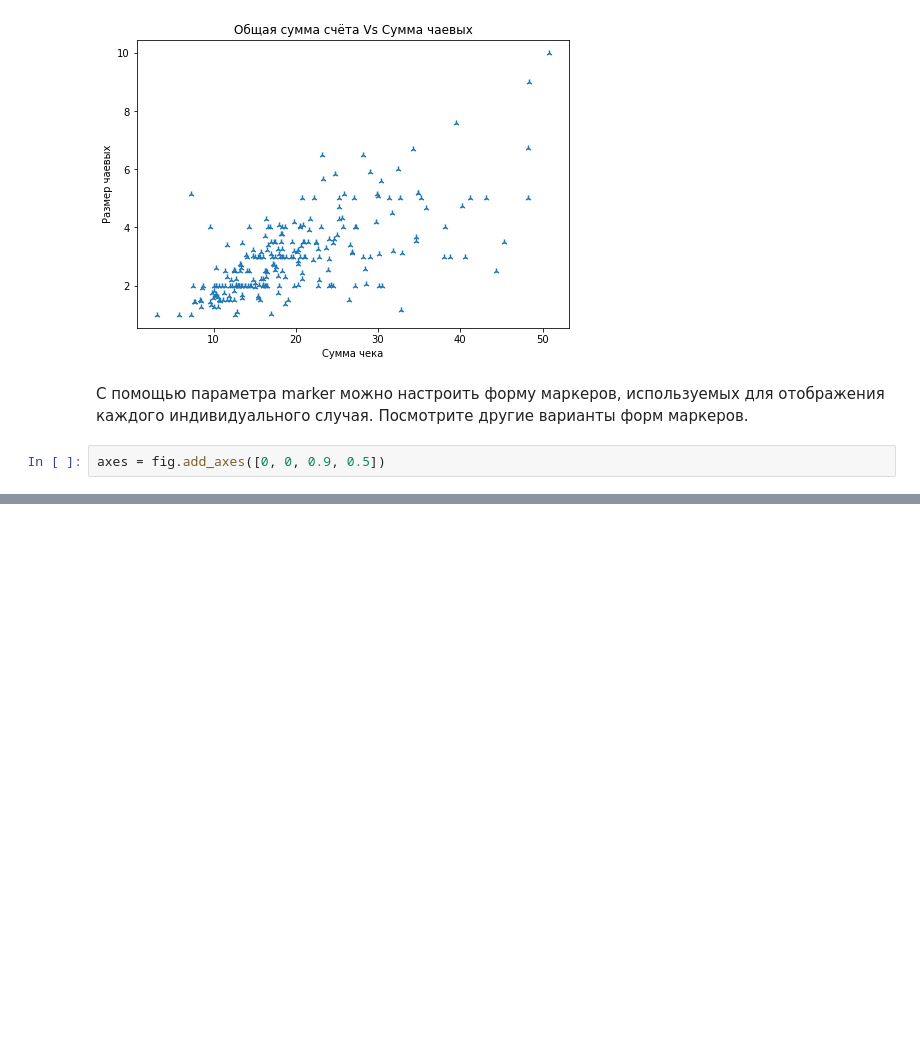
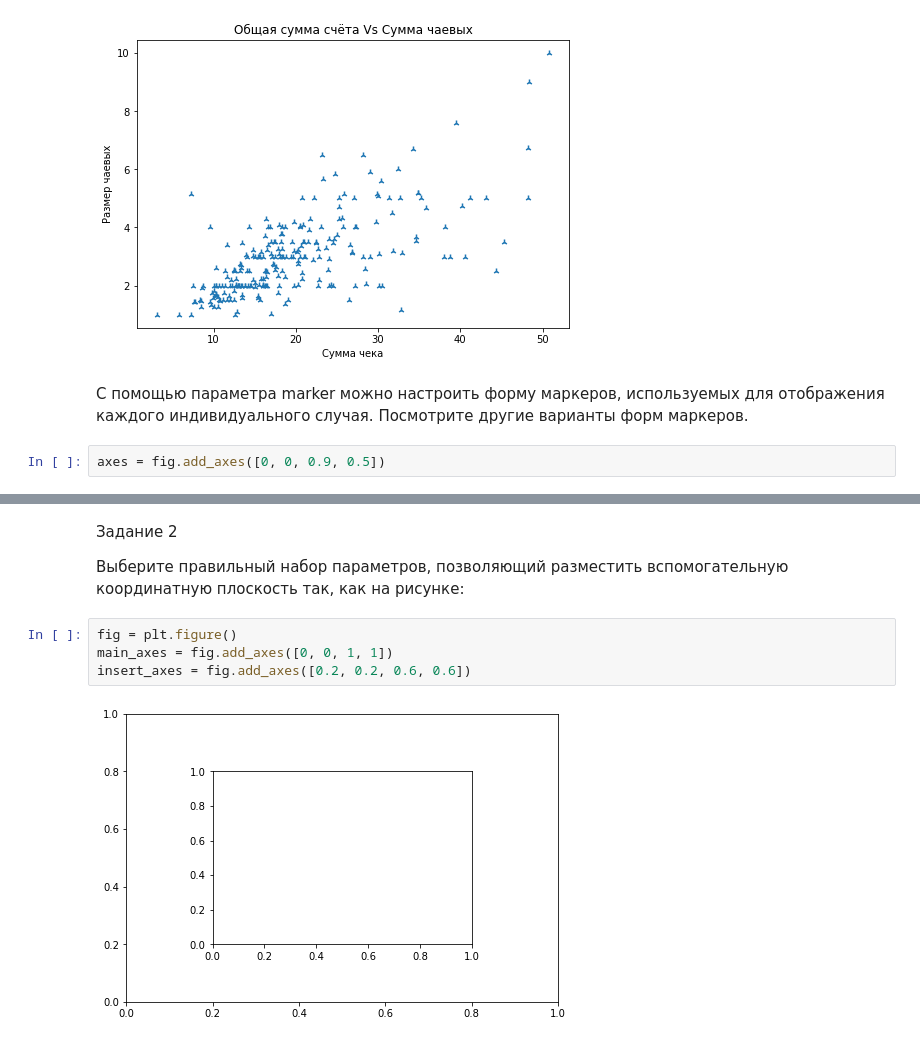
Before and after one commit to tempcat07/numpy, a Jupyter notebook: mynump.ipynb, the cells around one changed output, grey strips where cells are left out. Saved outputs shown, nothing was run; the diff lists cells and outputs as text; blank space fills up the shorter version.

```diff
--- a/mynump.ipynb
+++ b/mynump.ipynb
@@ -1098,0 +1156,10 @@ axes = fig.add_axes([0, 0, 0.9, 0.5])
+# %% [markdown]
+Задание 2
+
+Выберите правильный набор параметров, позволяющий разместить вспомогательную координатную плоскость так, как на рисунке:
+# %%
+fig = plt.figure()
+main_axes = fig.add_axes([0, 0, 1, 1])
+insert_axes = fig.add_axes([0.2, 0.2, 0.6, 0.6])
+# %% [output]
+[figure, added]
```
Also changed, not shown: parts of 9 cells of this notebook.
